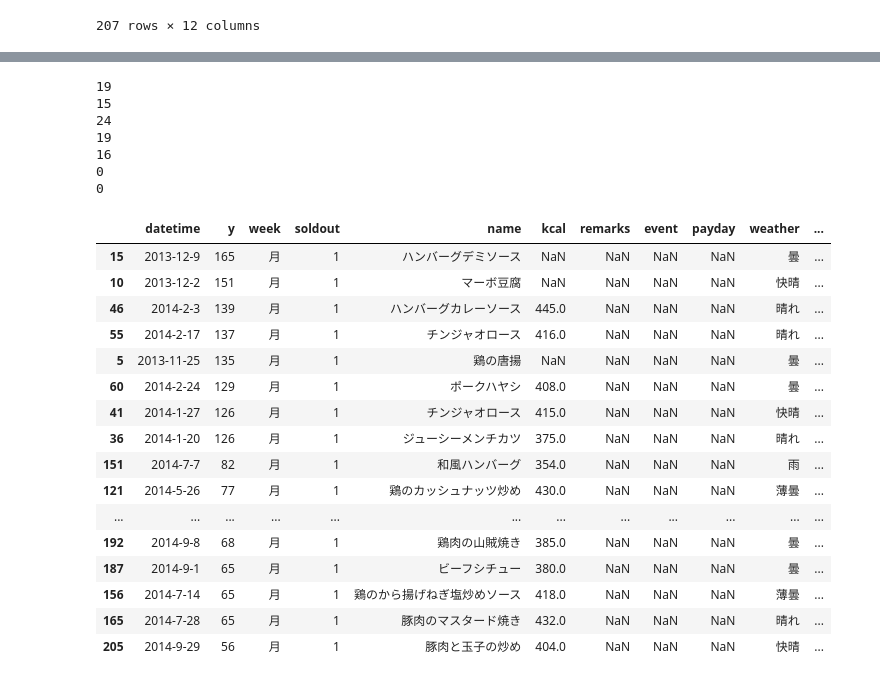
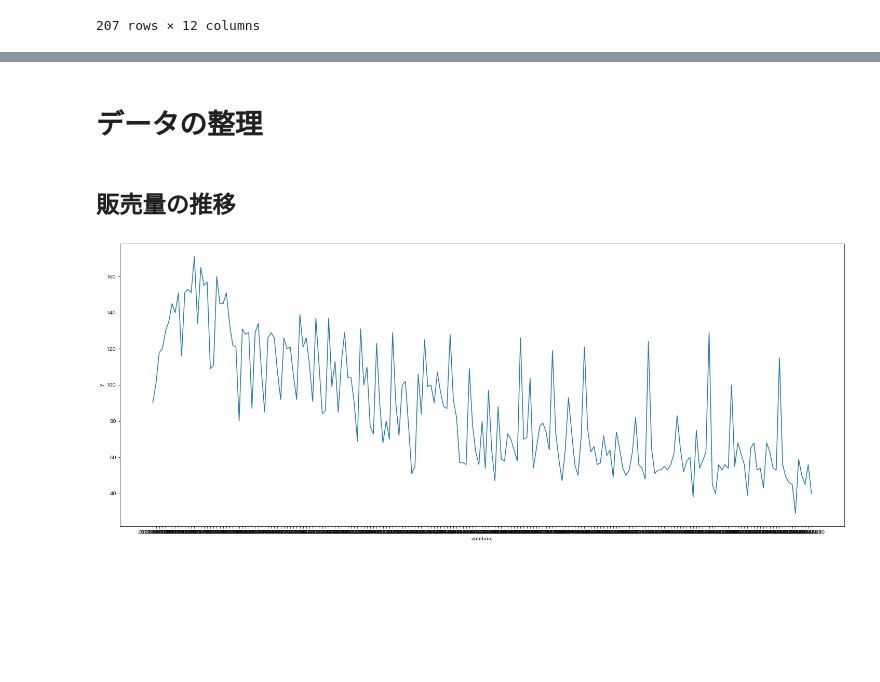
Before and after one commit to chanzone-khm/signate_practice_lunchbox, a Jupyter notebook: work/211005_initial.ipynb, the cells around one changed output, grey strips where cells are left out. Drawn from its saved outputs; the diff is of its cells as text; code cells hidden in the pictures; blank space fills up the shorter version.

Commit message:
211010 mac read csv ana

```diff
--- a/work/211005_initial.ipynb
+++ b/work/211005_initial.ipynb
@@ -6,5 +9,6 @@ import japanize_matplotlib
 # %%
-train = pd.read_csv('train.csv')
+train = pd.read_csv('/work/work/input/train.csv')
+test = pd.read_csv('/work/work/input/test.csv')
 train
 # %% [output]
 |  | datetime | y | week | soldout | name | kcal | remarks | event | payday | weather | ... |
@@ -72,38 +27,14 @@ train.sort_values(by = 'y', ascending = False).loc[train['soldout'] == 1].head(2
-# %%
-days = {1:'月', 2:'火', 3:'水', 4:'木', 5:'金', 6:'土', 7:'日'}
-
-# どの曜日が一番売れてるか
-for key, value in days.items():
-    print(len(train.sort_values(by = 'y', ascending = False).loc[(train['soldout'] == 1) & (train['week'] == value)]))
-# %% [output]
-19
-15
-24
-19
-16
-0
-0
-# %%
-days = {1:'月', 2:'火', 3:'水', 4:'木', 5:'金', 6:'土', 7:'日'}
-
-# どの曜日が一番売れてるか
-for key, value in days.items():
-    print(len(train.sort_values(by = 'y', ascending = False).loc[(train['soldout'] == 1) & (train['week'] == value)]))
-# %% [output]
-|  | datetime | y | week | soldout | name | kcal | remarks | event | payday | weather | ... |
-| 15 | 2013-12-9 | 165 | 月 | 1 | ハンバーグデミソース | NaN | NaN | NaN | NaN | 曇 | ... |
-| 10 | 2013-12-2 | 151 | 月 | 1 | マーボ豆腐 | NaN | NaN | NaN | NaN | 快晴 | ... |
-| 46 | 2014-2-3 | 139 | 月 | 1 | ハンバーグカレーソース | 445.0 | NaN | NaN | NaN | 晴れ | ... |
-| 55 | 2014-2-17 | 137 | 月 | 1 | チンジャオロース | 416.0 | NaN | NaN | NaN | 晴れ | ... |
-| 5 | 2013-11-25 | 135 | 月 | 1 | 鶏の唐揚 | NaN | NaN | NaN | NaN | 曇 | ... |
-| 60 | 2014-2-24 | 129 | 月 | 1 | ポークハヤシ | 408.0 | NaN | NaN | NaN | 曇 | ... |
-| 41 | 2014-1-27 | 126 | 月 | 1 | チンジャオロース | 415.0 | NaN | NaN | NaN | 快晴 | ... |
-| 36 | 2014-1-20 | 126 | 月 | 1 | ジューシーメンチカツ | 375.0 | NaN | NaN | NaN | 晴れ | ... |
-| 151 | 2014-7-7 | 82 | 月 | 1 | 和風ハンバーグ | 354.0 | NaN | NaN | NaN | 雨 | ... |
-| 121 | 2014-5-26 | 77 | 月 | 1 | 鶏のカッシュナッツ炒め | 430.0 | NaN | NaN | NaN | 薄曇 | ... |
-| ... | ... | ... | ... | ... | ... | ... | ... | ... | ... | ... | ... |
-| 192 | 2014-9-8 | 68 | 月 | 1 | 鶏肉の山賊焼き | 385.0 | NaN | NaN | NaN | 曇 | ... |
-| 187 | 2014-9-1 | 65 | 月 | 1 | ビーフシチュー | 380.0 | NaN | NaN | NaN | 曇 | ... |
-| 156 | 2014-7-14 | 65 | 月 | 1 | 鶏のから揚げねぎ塩炒めソース | 418.0 | NaN | NaN | NaN | 薄曇 | ... |
-| 165 | 2014-7-28 | 65 | 月 | 1 | 豚肉のマスタード焼き | 432.0 | NaN | NaN | NaN | 晴れ | ... |
-| 205 | 2014-9-29 | 56 | 月 | 1 | 豚肉と玉子の炒め | 404.0 | NaN | NaN | NaN | 快晴 | ... |
+# %% [markdown]
+# データの整理
+# %%
+# datetime列をdatetime型に変換
+train['datetime'] = pd.to_datetime(train['datetime'])
+# %% [markdown]
+## 販売量の推移
+# %%
+plt.figure(figsize = (25,10))
+sns.lineplot(x = 'datetime', y = 'y', data = train)
+sns.set()
+plt.show()
+# %% [output]
+[figure, added]
```
Also changed, not shown: parts of 9 cells of this notebook, 6 other files.
